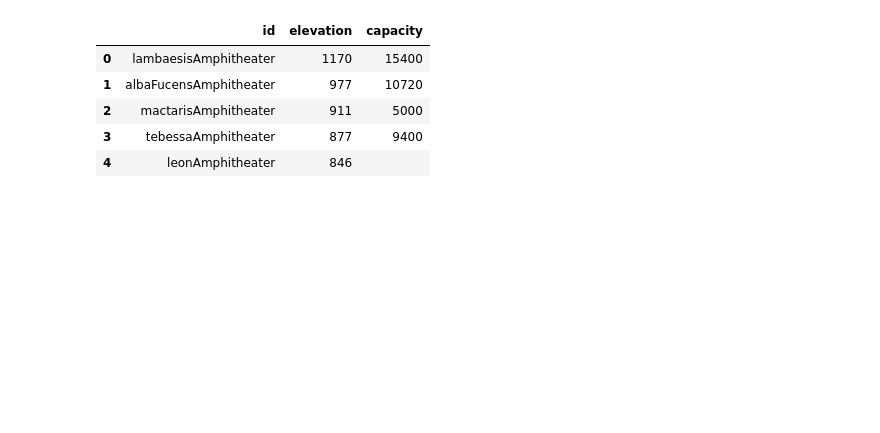
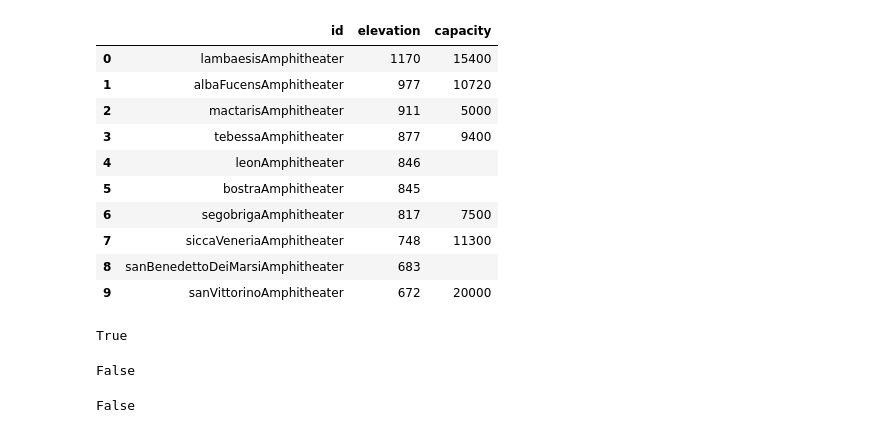
Before and after one commit to o-date/sqlite, a Jupyter notebook: visualizing results of sql query in python.ipynb, the cells around one changed output. Cells and saved outputs as stored; diff of their text form; code cells hidden in the pictures; blank space fills up the shorter version.

```diff
--- a/visualizing results of sql query in python.ipynb
+++ b/visualizing results of sql query in python.ipynb
@@ -12,11 +20,34 @@ df = pd.read_sql_query("SELECT id, elevation, capacity FROM amphi ORDER BY eleva
 # %%
 # let's check that we got the info. we call the first five rows of the dataframe like so:
 
-df[0:5]
+df[0:10]
 # %% [output]
 |  | id | elevation | capacity |
 | 0 | lambaesisAmphitheater | 1170 | 15400 |
 | 1 | albaFucensAmphitheater | 977 | 10720 |
 | 2 | mactarisAmphitheater | 911 | 5000 |
 | 3 | tebessaAmphitheater | 877 | 9400 |
 | 4 | leonAmphitheater | 846 |  |
+| 5 | bostraAmphitheater | 845 |  |
+| 6 | segobrigaAmphitheater | 817 | 7500 |
+| 7 | siccaVeneriaAmphitheater | 748 | 11300 |
+| 8 | sanBenedettoDeiMarsiAmphitheater | 683 |  |
+| 9 | sanVittorinoAmphitheater | 672 | 20000 |
+# %%
+# those empty cells are problematic
+# Pandas expects missing values to be coded NaN rather than just be empty cells.
+
+# We need to check to see whether or not our data is actually numeric
+
+from pandas.api.types import is_string_dtype
+from pandas.api.types import is_numeric_dtype
+
+# is the data of the type 'string'?
+is_string_dtype(df['capacity'])
+# %% [output]
+True
+# %%
+# is the data of the type 'numeric'? We need it to be numeric in order to plot it.
+is_numeric_dtype(df['capacity'])
+# %% [output]
+False
@@ -22,0 +57,5 @@ df[0:5]
+# %%
+# checking to see
+is_string_dtype(df['capacity'])
+# %% [output]
+False
```
Also changed, not shown: parts of 10 cells of this notebook.
